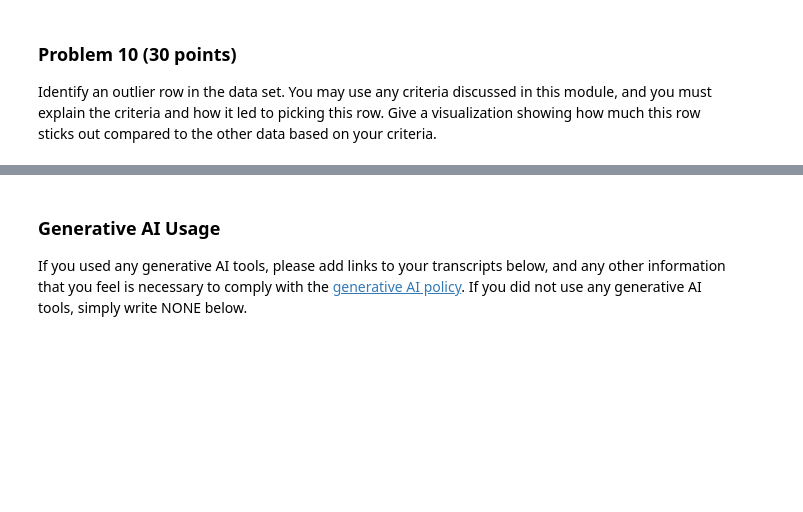
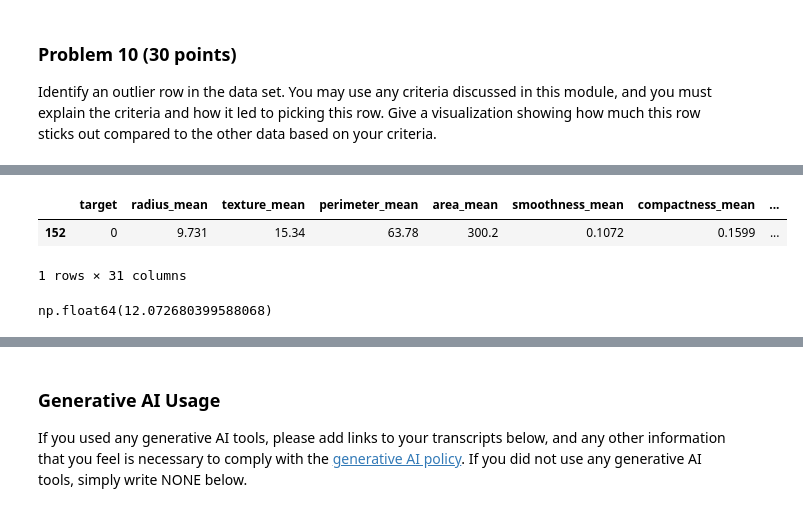
Before and after one commit to aidandig/dx601-final-project, a Jupyter notebook: project.ipynb, the cells around one changed output, grey strips where cells are left out. Saved outputs shown, nothing was run; the diff lists cells and outputs as text; code cells hidden in the pictures; blank space fills up the shorter version.

```diff
--- a/project.ipynb
+++ b/project.ipynb
@@ -731,0 +777,11 @@ YOUR ANSWERS HERE
+# %%
+outlier = breastCancer[breastCancer['concavity_SE'] > 0.35]
+outlier
+# %% [output]
+|  | target | radius_mean | texture_mean | perimeter_mean | area_mean | smoothness_mean | compactness_mean | ... |
+| 152 | 0 | 9.731 | 15.34 | 63.78 | 300.2 | 0.1072 | 0.1599 | ... |
+1 rows × 31 columns
+# %%
+breastCancer_zscore['concavity_SE'].iloc[152]
+# %% [output]
+np.float64(12.072680399588068)
```
Also changed, not shown: parts of 7 cells of this notebook.
